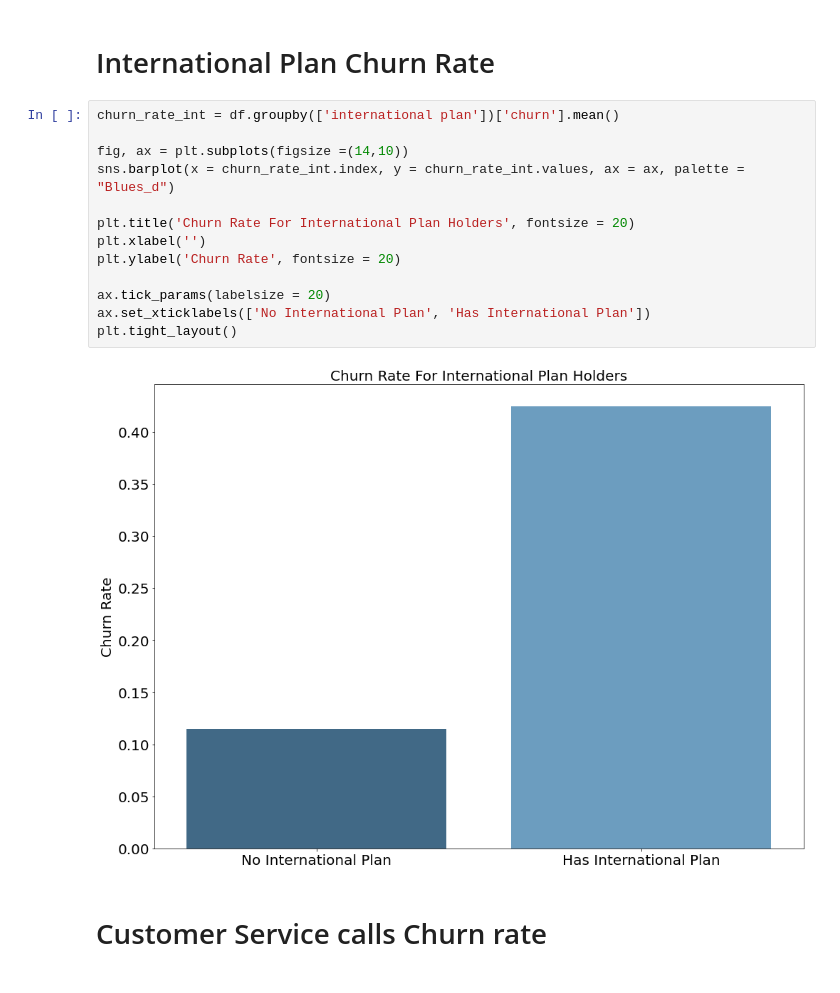
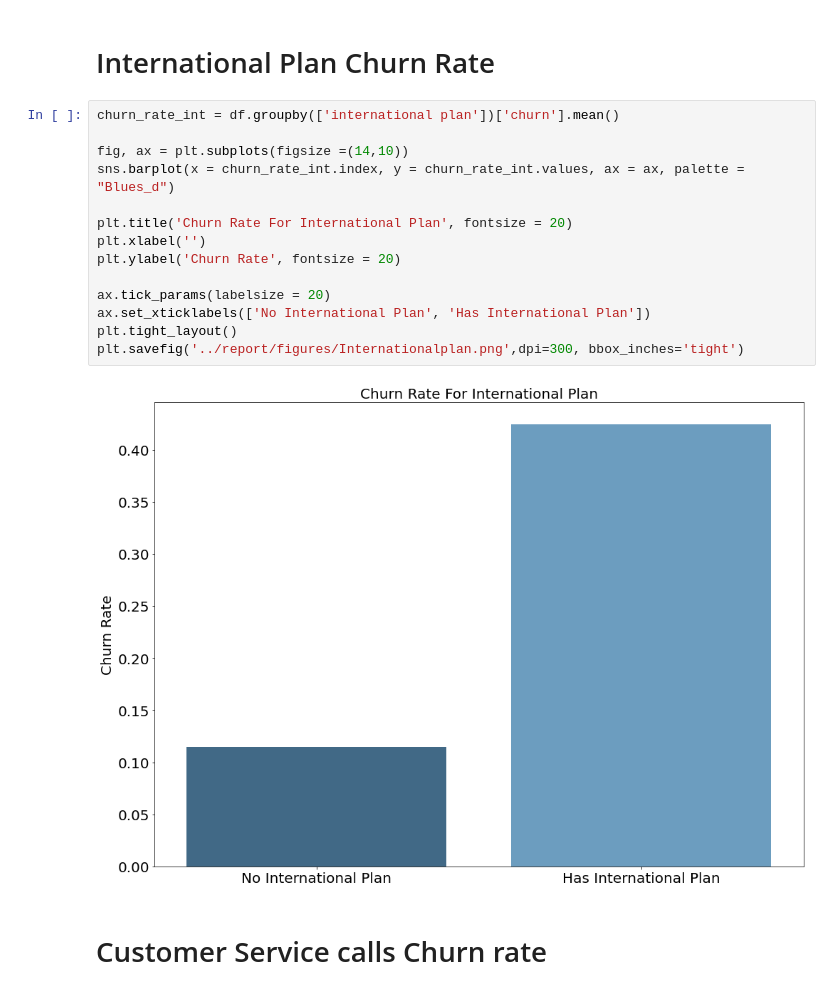
Before and after one commit to howen7/Predictive_Modeling, a Jupyter notebook: notebooks/exploratory/Hunter.ipynb, the cells around one changed output. Drawn from its saved outputs; the diff is of its cells as text.

Commit message:
figures and updates to notebooks

```diff
--- a/notebooks/exploratory/Hunter.ipynb
+++ b/notebooks/exploratory/Hunter.ipynb
@@ -349,18 +425,19 @@ Looks like customer service calls, international plan, voice mail plan, total da
 # %%
 churn_rate_int = df.groupby(['international plan'])['churn'].mean()
 
 fig, ax = plt.subplots(figsize =(14,10))
 sns.barplot(x = churn_rate_int.index, y = churn_rate_int.values, ax = ax, palette = "Blues_d")
 
-plt.title('Churn Rate For International Plan Holders', fontsize = 20)
+plt.title('Churn Rate For International Plan', fontsize = 20)
 plt.xlabel('')
 plt.ylabel('Churn Rate', fontsize = 20)
 
 ax.tick_params(labelsize = 20)
 ax.set_xticklabels(['No International Plan', 'Has International Plan'])
 plt.tight_layout()
+plt.savefig('../report/figures/Internationalplan.png',dpi=300, bbox_inches='tight')
 # %% [output]
-[figure, old version]
+[figure, new version]
 # %% [markdown]
 # Customer Service calls Churn rate
 # %%
```
Also changed, not shown: parts of 18 cells of this notebook, 9 other files.
